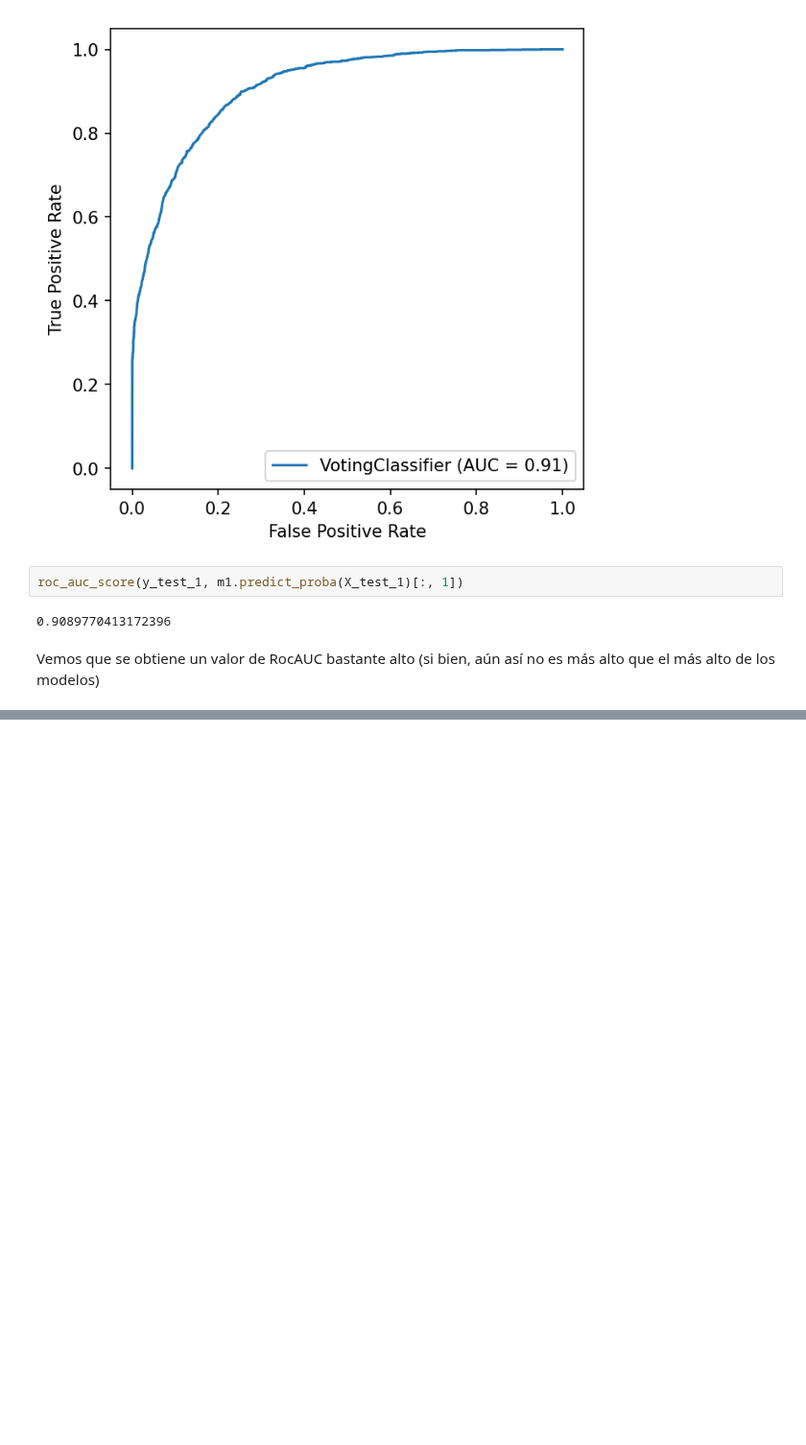
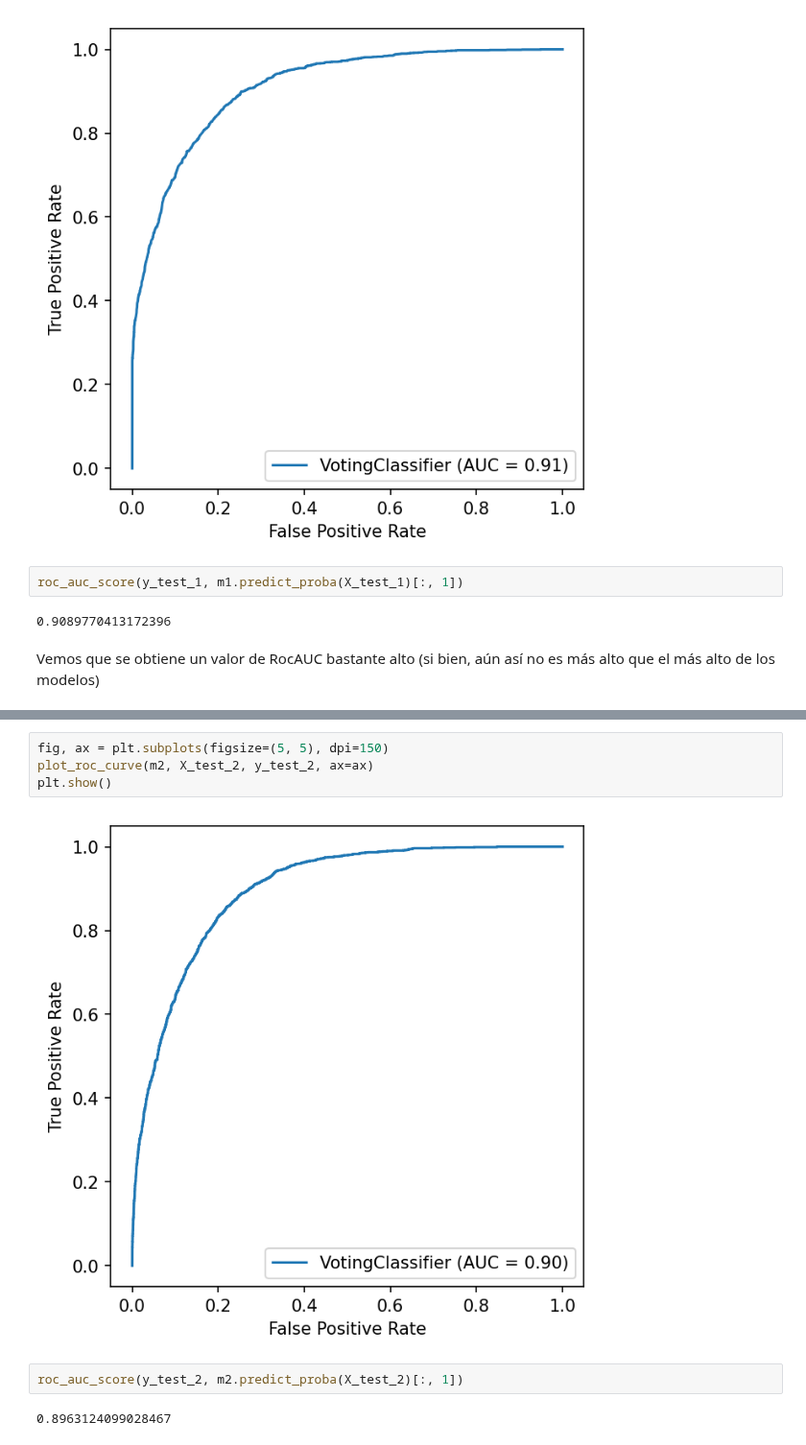
Before and after one commit to ncontinanza/tp-datos-1c2021-de-angelis-riva-continanza, a Jupyter notebook: Parte2/Voting.ipynb, the cells around one changed output, grey strips where cells are left out. Shown at 96% size. Cells and saved outputs as stored; diff of their text form; blank space fills up the shorter version.

```diff
--- a/Parte2/Voting.ipynb
+++ b/Parte2/Voting.ipynb
@@ -132,0 +209,10 @@ Vemos que se obtiene un valor de RocAUC bastante alto (si bien, aún así no es
+# %%
+fig, ax = plt.subplots(figsize=(5, 5), dpi=150)
+plot_roc_curve(m2, X_test_2, y_test_2, ax=ax)
+plt.show()
+# %% [output]
+[figure, added]
+# %%
+roc_auc_score(y_test_2, m2.predict_proba(X_test_2)[:, 1])
+# %% [output]
+0.8963124099028467
```
Also changed, not shown: parts of 9 cells of this notebook.
